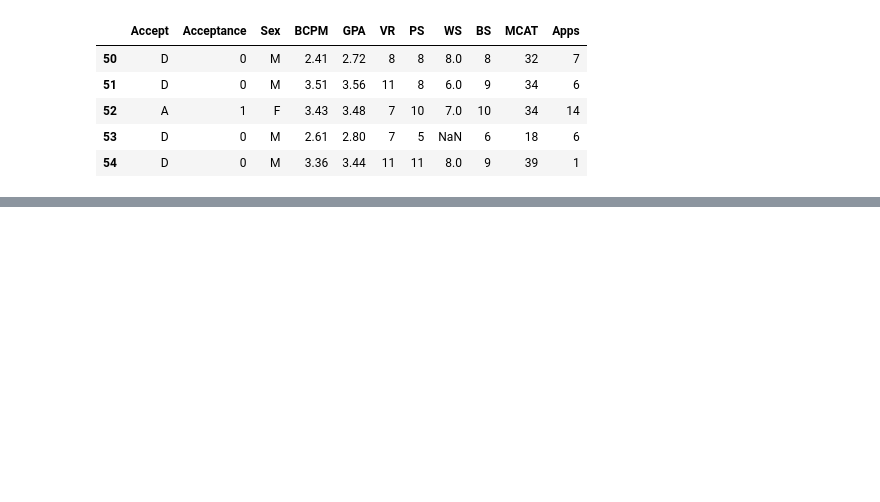
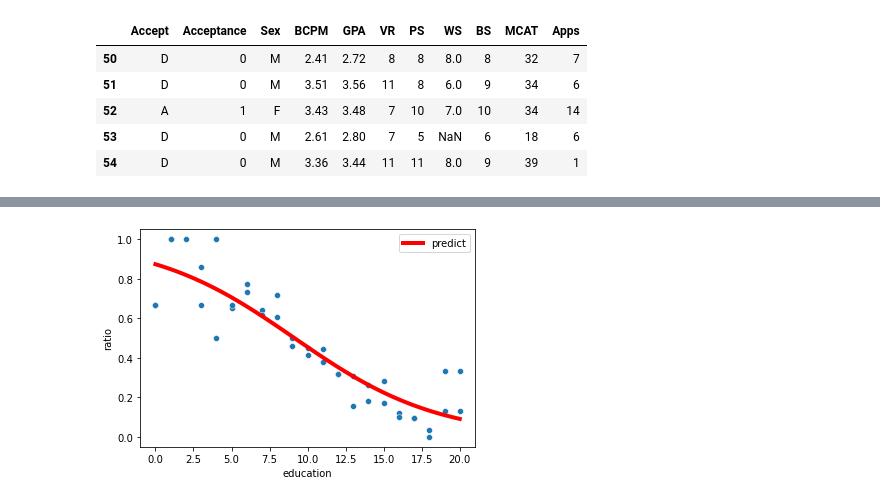
Before and after one commit to kkrree/pythonProject, a Jupyter notebook: pythonBasic/LOGIT/1.2logitTrain.ipynb, the cells around one changed output, grey strips where cells are left out. Saved outputs shown, nothing was run; the diff lists cells and outputs as text; code cells hidden in the pictures; blank space fills up the shorter version.

```diff
--- a/pythonBasic/LOGIT/1.2logitTrain.ipynb
+++ b/pythonBasic/LOGIT/1.2logitTrain.ipynb
@@ -27,0 +111,5 @@ df_med.tail()
+# %%
+#성별을 제거한 모형
+model_wrole2 = sm.Logit.from_formula('ratio ~ education', df_wrole)
+result_wrole2 = model_wrole2.fit()
+print(result_wrole2.summary())
@@ -27,0 +135,10 @@ df_med.tail()
+# %%
+import pandas as pd
+sns.scatterplot(x='education', y='ratio', data=df_wrole)
+xx = np.linspace(0,20,100)
+df_wrole_p = pd.DataFrame({'education':xx})
+plt.plot(xx, result_wrole2.predict(df_wrole_p),'r-',lw=4,label='predict')
+plt.legend()
+plt.show()
+# %% [output]
+[figure, added]
```
Also changed, not shown: parts of 40 cells of this notebook.
